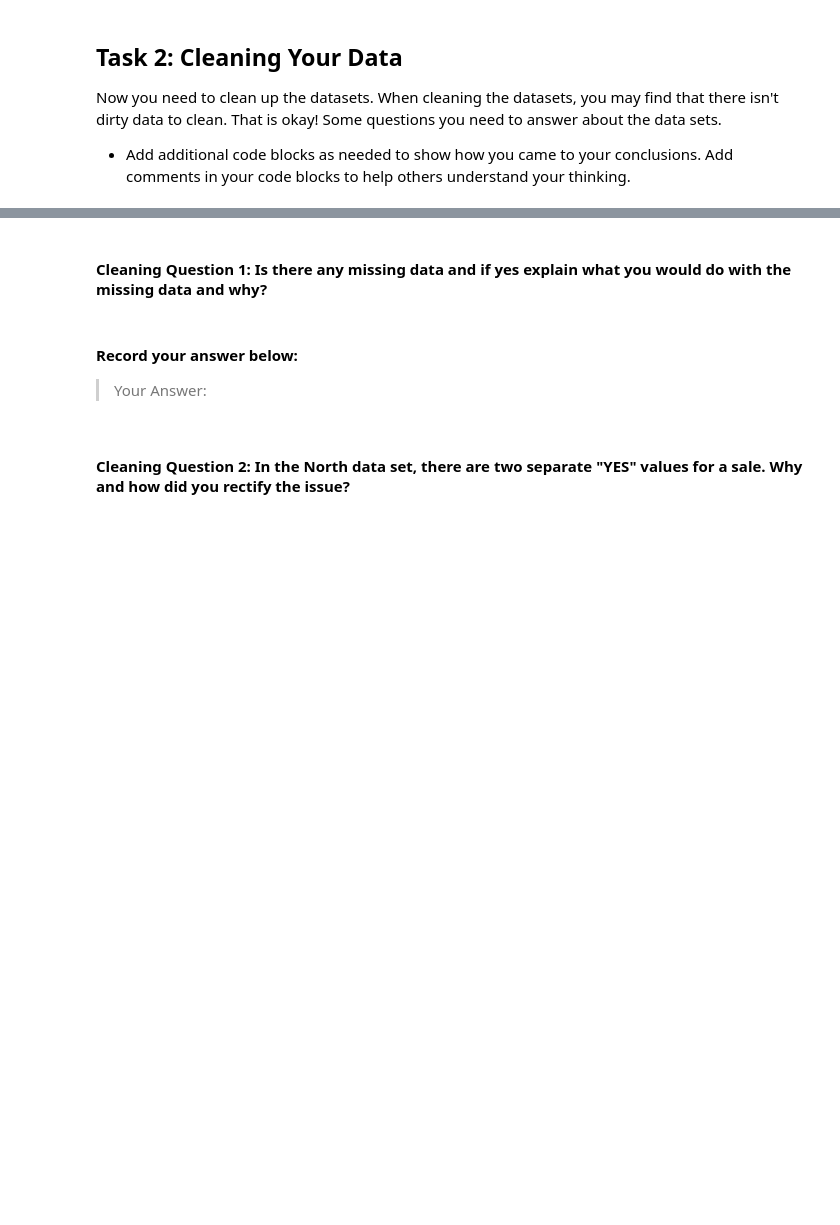
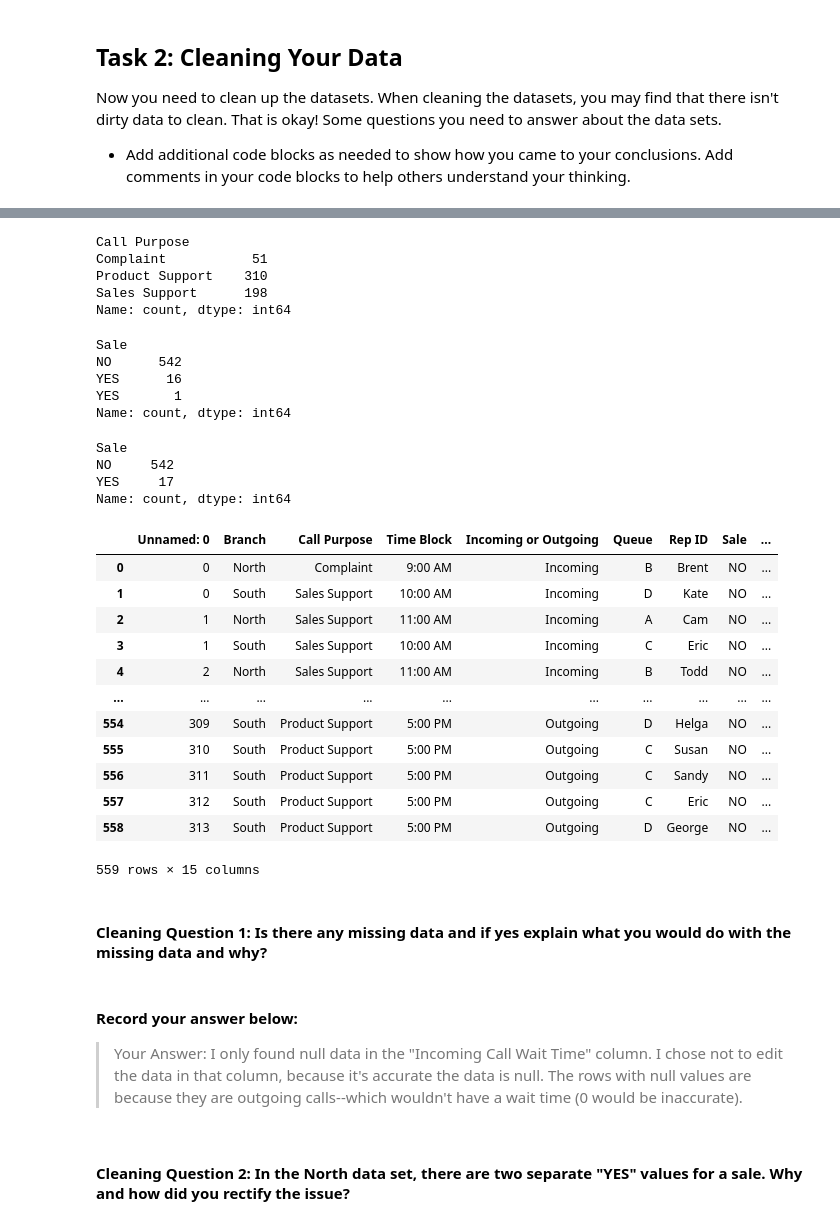
Before and after one commit to alexburchardt/call-center-cleanup-assignment, a Jupyter notebook: Call_Center_Cleanup.ipynb, the cells around one changed output, grey strips where cells are left out. Drawn from its saved outputs; the diff is of its cells as text; code cells hidden in the pictures; blank space fills up the shorter version.

```diff
--- a/Call_Center_Cleanup.ipynb
+++ b/Call_Center_Cleanup.ipynb
@@ -114,3 +92,6 @@ The average during call wait time for the South branch is: 3.08
 #### EDA Question 3:  What is the number of calls taken for each time block(Both North and South combined)?
 # %%
 # EDA Question 3 solution Below:
+totaldf=pd.merge(southdf,northdf, how="outer")
+calls_by_block=totaldf.groupby('Time Block')[['Calls']].sum()
+print(calls_by_block)
@@ -147,3 +214,47 @@ Now you need to clean up the datasets. When cleaning the datasets, you may find
+# %%
+totaldf['Call Purpose'].value_counts().sort_index()
+#Doing the same with the Call Purpose column.
+# %% [output]
+Call Purpose
+Complaint           51
+Product Support    310
+Sales Support      198
+Name: count, dtype: int64
+# %%
+totaldf['Sale'].value_counts()
+#And checking the Sale column. Here I'm seeing there is an erroneous YES.
+# %% [output]
+Sale
+NO      542
+YES      16
+YES       1
+Name: count, dtype: int64
+# %%
+totaldf['Sale']=totaldf['Sale'].str.strip()
+totaldf['Sale'].value_counts()
+#Since I found an extra YES above, I tried stripping the whitespace from everything in the Sale column. Which worked!
+# %% [output]
+Sale
+NO     542
+YES     17
+Name: count, dtype: int64
+# %%
+totaldf.drop_duplicates()
+#Here I am removing any duplicate rows. Since this output still contains 559 rows, that tells me there were no duplicates.
+# %% [output]
+|  | Unnamed: 0 | Branch | Call Purpose | Time Block | Incoming or Outgoing | Queue | Rep ID | Sale | ... |
+| 0 | 0 | North | Complaint | 9:00 AM | Incoming | B | Brent | NO | ... |
+| 1 | 0 | South | Sales Support | 10:00 AM | Incoming | D | Kate | NO | ... |
+| 2 | 1 | North | Sales Support | 11:00 AM | Incoming | A | Cam | NO | ... |
+| 3 | 1 | South | Sales Support | 10:00 AM | Incoming | C | Eric | NO | ... |
+| 4 | 2 | North | Sales Support | 11:00 AM | Incoming | B | Todd | NO | ... |
+| ... | ... | ... | ... | ... | ... | ... | ... | ... | ... |
+| 554 | 309 | South | Product Support | 5:00 PM | Outgoing | D | Helga | NO | ... |
+| 555 | 310 | South | Product Support | 5:00 PM | Outgoing | C | Susan | NO | ... |
+| 556 | 311 | South | Product Support | 5:00 PM | Outgoing | C | Sandy | NO | ... |
+| 557 | 312 | South | Product Support | 5:00 PM | Outgoing | C | Eric | NO | ... |
+| 558 | 313 | South | Product Support | 5:00 PM | Outgoing | D | George | NO | ... |
+559 rows × 15 columns
 # %% [markdown]
 #### Cleaning Question 1:  Is there any missing data and if yes explain what you would do with the missing data and why?
 # %%
@@ -151,7 +262,7 @@ Now you need to clean up the datasets. When cleaning the datasets, you may find
 # %% [markdown]
 #### Record your answer below:
 
-> Your Answer:
+> Your Answer: I only found null data in the "Incoming Call Wait Time" column. I chose not to edit the data in that column, because it's accurate the data is null. The rows with null values are because they are outgoing calls--which wouldn't have a wait time (0 would be inaccurate).
 # %% [markdown]
 #### Cleaning Question 2:  In the North data set, there are two separate "YES" values for a sale. Why and how did you rectify the issue?
 # %%
```
Also changed, not shown: parts of 14 cells of this notebook.
